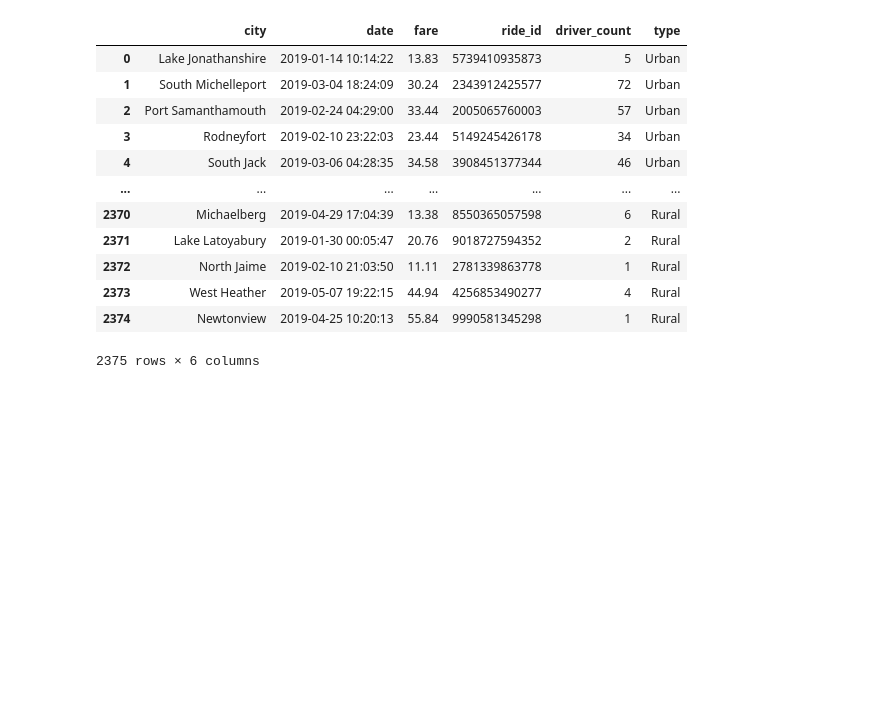
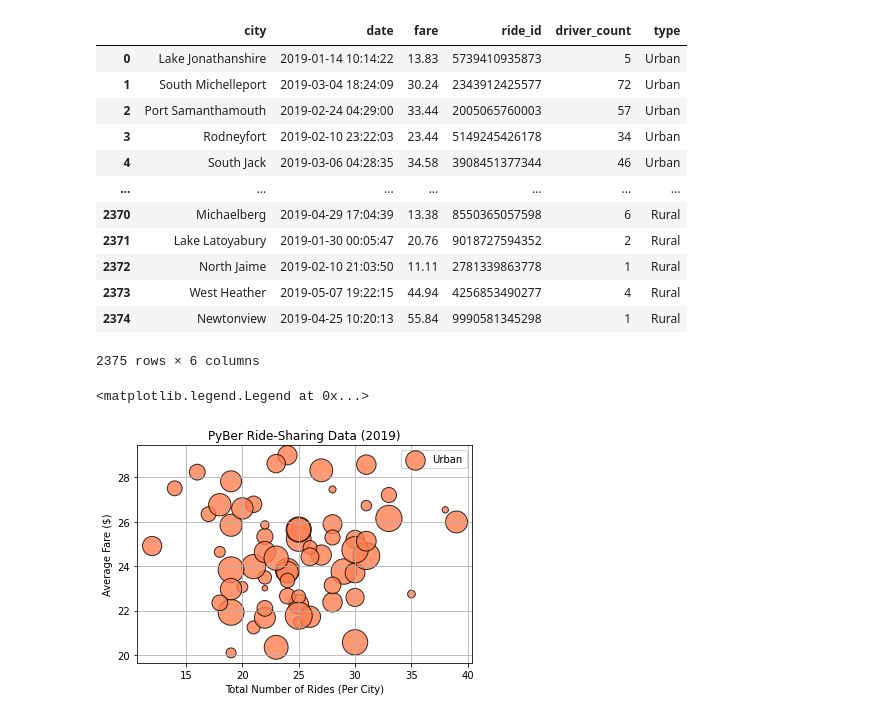
Before and after one commit to Alberto367/Pyber_Analysis, a Jupyter notebook: PyBer.ipynb, the cells around one changed output. Drawn from its saved outputs; the diff is of its cells as text; code cells hidden in the pictures; blank space fills up the shorter version.

```diff
--- a/PyBer.ipynb
+++ b/PyBer.ipynb
@@ -115,3 +115,45 @@ pyber_data_df
 | 2373 | West Heather | 2019-05-07 19:22:15 | 44.94 | 4256853490277 | 4 | Rural |
 | 2374 | Newtonview | 2019-04-25 10:20:13 | 55.84 | 9990581345298 | 1 | Rural |
 2375 rows × 6 columns
+# %%
+# Create the Urban Suburban and Rural city DataFrames
+urban_cities_df = pyber_data_df[pyber_data_df["type"] == "Urban"]
+
+suburban_cities_df = pyber_data_df[pyber_data_df["type"] == "Suburban"]
+
+rural_cities_df = pyber_data_df[pyber_data_df["type"] == "Rural"]
+# %%
+# get the number of rides for urban suburban and rural cities
+urban_ride_count_ds = urban_cities_df.groupby(["city"]).count()["ride_id"]
+
+suburban_ride_count_ds = suburban_cities_df.groupby(["city"]).count()["ride_id"]
+
+rural_ride_count_ds = rural_cities_df.groupby(["city"]).count()["ride_id"]
+# %%
+# Get average fare for each city in urban suburban and rural cities
+urban_avg_fare_ds = urban_cities_df.groupby(["city"]).mean()["fare"]
+
+suburban_avg_fare_ds = suburban_cities_df.groupby(["city"]).mean()["fare"]
+
+rural_avg_fare_ds = rural_cities_df.groupby(["city"]).mean()["fare"]
+# %%
+# Get the average number of drivers for each urban suburban and rural city
+urban_driver_count_ds = urban_cities_df.groupby(["city"]).mean()["driver_count"]
+
+suburban_driver_count_ds = suburban_cities_df.groupby(["city"]).mean()["driver_count"]
+
+rural_driver_count_ds = rural_cities_df.groupby(["city"]).mean()["driver_count"]
+# %%
+# Build scatter plot for urban cities
+plt.scatter(urban_ride_count_ds, urban_avg_fare_ds,
+           s=10*urban_driver_count_ds, c="coral",
+           edgecolor="black", linewidths=1,
+           alpha=0.8, label="Urban")
+plt.title("PyBer Ride-Sharing Data (2019)")
+plt.ylabel("Average Fare ($)")
+plt.xlabel("Total Number of Rides (Per City)")
+plt.grid(True)
+plt.legend()
+# %% [output]
+<matplotlib.legend.Legend at 0x...>
+[figure, added]
```
Also changed, not shown: parts of 3 cells of this notebook, 1 other file.
